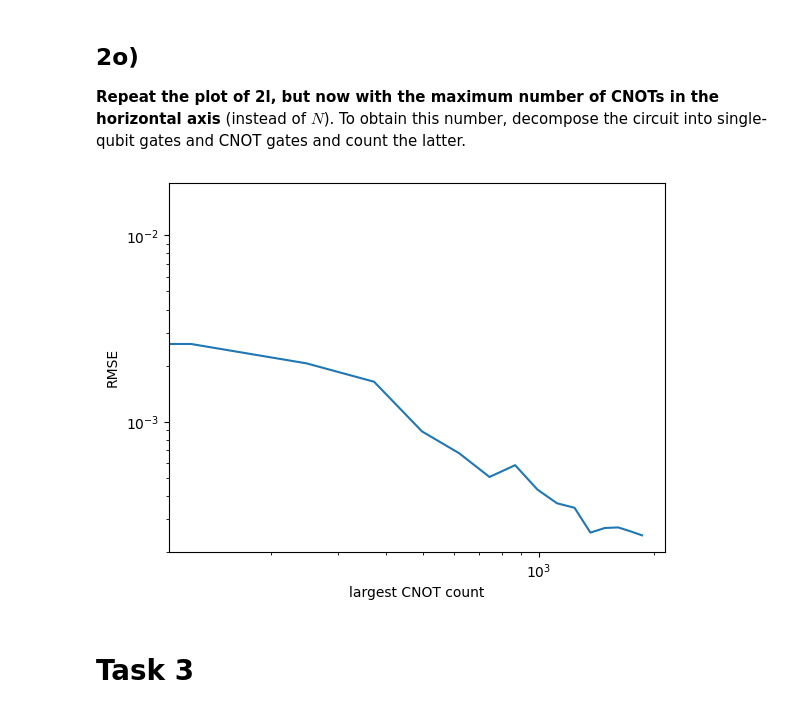
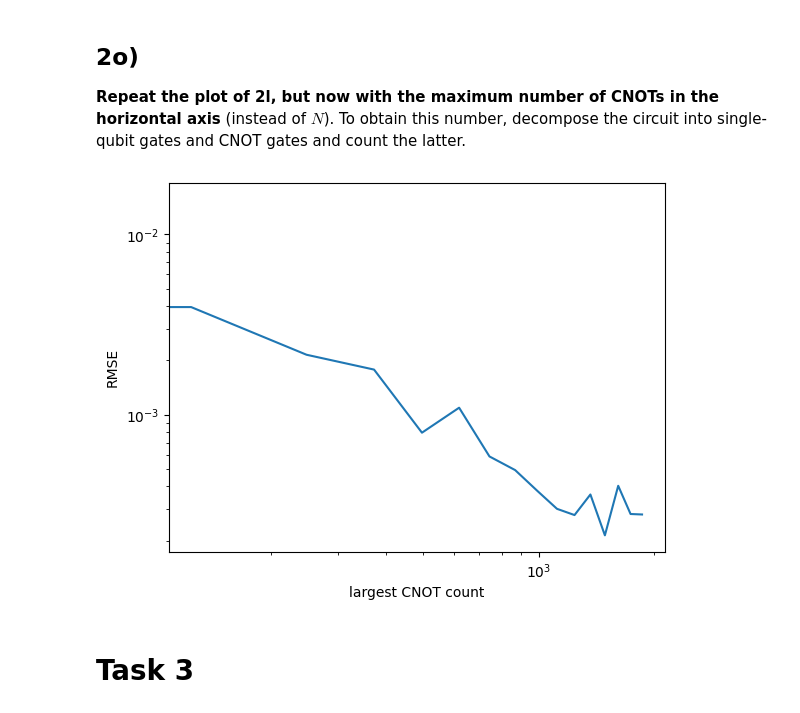
Before and after one commit to ezekielcochran/vtq-hackathon, a Jupyter notebook: qmace.ipynb, the cells around one changed output. Drawn from its saved outputs; the diff is of its cells as text; code cells hidden in the pictures.

```diff
--- a/qmace.ipynb
+++ b/qmace.ipynb
@@ -936,6 +935,7 @@ assert(len(estimates) == mmaxx + 1)
 N_values = [2*m + 1 for m in range(mmaxx + 1)]
 # N_values = [m**2 for m in range(mmaxx + 1)] # Do we consider the A uses for all the circuits or just the biggest/most recent one?
 errors = [np.sqrt(((group - np.array([exact_value] * NUM_RUNS))**2).mean()) for group in estimates]
+data_archive_2l = [N_values.copy(), errors.copy()]
 plt.loglog(N_values, errors)
 plt.xlabel("N")
 plt.ylabel("RMSE")
@@ -1009,36 +1009,39 @@ plt.show()
 # %%
 # TODO why are we calculating this all over again? Just make sure the results are saved from 2l?
 
+
+
 mmaxx = 15
-ms = [m for m in range(mmaxx + 1)]
-exact_value = 1/2**NUM_QUBITS
+# ms = [m for m in range(mmaxx + 1)]
+# exact_value = 1/2**NUM_QUBITS
 
-NUM_RUNS = 100
-x_library = []
-for run in range(NUM_RUNS):
-    x_library.append(get_data(a_gate, w_reflection, ms, NUM_SHOTS))
+# NUM_RUNS = 100
+# x_library = []
+# for run in range(NUM_RUNS):
+#     x_library.append(get_data(a_gate, w_reflection, ms, NUM_SHOTS))
 
-estimates = []
-for i, mmax in enumerate(range(mmaxx + 1)):
-    this_ms = ms[:mmax+1]
-    this_estimate_group = []
-    for j in range(NUM_RUNS):
-        this_estimate_group.append(maximize_likelihood(this_ms, x_library[j], NUM_SHOTS))
-    estimates.append(this_estimate_group)
+# estimates = []
+# for i, mmax in enumerate(range(mmaxx + 1)):
+#     this_ms = ms[:mmax+1]
+#     this_estimate_group = []
+#     for j in range(NUM_RUNS):
+#         this_estimate_group.append(maximize_likelihood(this_ms, x_library[j], NUM_SHOTS))
+#     estimates.append(this_estimate_group)
 
-assert(len(estimates) == mmaxx + 1)
+# assert(len(estimates) == mmaxx + 1)
 
 # A 6 qubit c-Z gate can be implemented with 62 C-not gates, and each iterator operator contains two of these
 # c-Zs across 6 qubits: one for the reflection through |000000>, and one for the oracle.
 cnot_values = [124 * m for m in range(mmaxx + 1)]
-errors = [np.sqrt(((group - np.array([exact_value] * NUM_RUNS))**2).mean()) for group in estimates]
+# errors = [np.sqrt(((group - np.array([exact_value] * NUM_RUNS))**2).mean()) for group in estimates]
+errors = data_archive_2l[1]
 data_archive_2o = [cnot_values, errors]
 plt.loglog(cnot_values, errors)
 plt.xlabel("largest CNOT count")
 plt.ylabel("RMSE")
 plt.show()
 # %% [output]
-[figure, old version]
+[figure, new version]
 # %% [markdown]
 # Task 3
 # %% [markdown]
```
Also changed, not shown: parts of 22 cells of this notebook.
